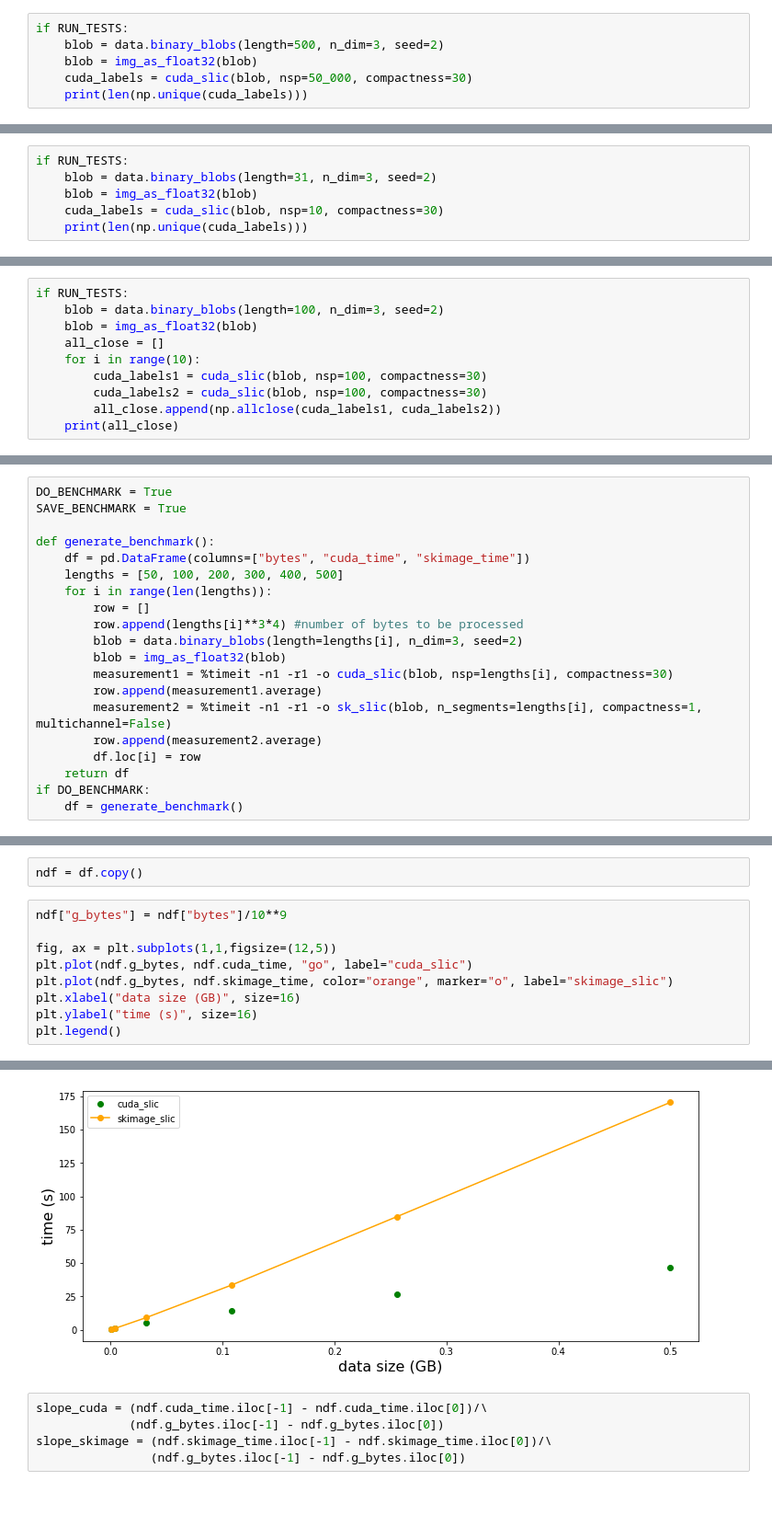
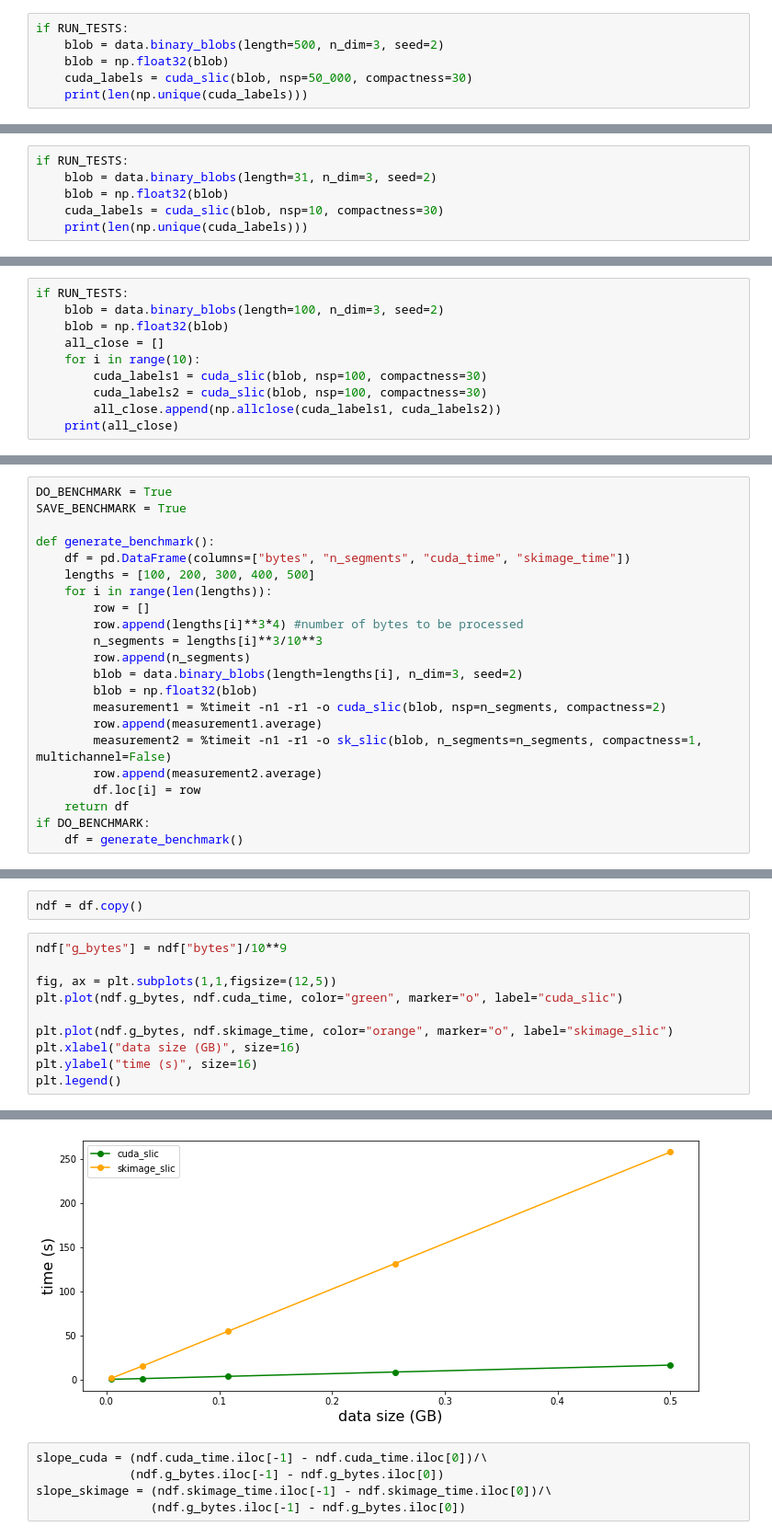
Before and after one commit to rosalindfranklininstitute/cuda-slic, a Jupyter notebook: notebooks/exploring_slic3d.ipynb, the cells around one changed output, grey strips where cells are left out. Shown at 92% size. Cells and saved outputs as stored; diff of their text form; blank space fills up the shorter version.

```diff
--- a/notebooks/exploring_slic3d.ipynb
+++ b/notebooks/exploring_slic3d.ipynb
@@ -112,7 +114,7 @@ However, I was able to make it fail reliably with `nps=500_000`. This indicates
 # %%
 if RUN_TESTS:
     blob = data.binary_blobs(length=500, n_dim=3, seed=2)
-    blob = img_as_float32(blob)
+    blob = np.float32(blob)
     cuda_labels = cuda_slic(blob, nsp=50_000, compactness=30)
     print(len(np.unique(cuda_labels)))
 # %% [markdown]
@@ -168,7 +170,7 @@ Interestingly, `sk_slic` drops out and refuses to segment the array to more than
 # %%
 if RUN_TESTS:
     blob = data.binary_blobs(length=31, n_dim=3, seed=2)
-    blob = img_as_float32(blob)
+    blob = np.float32(blob)
     cuda_labels = cuda_slic(blob, nsp=10, compactness=30)
     print(len(np.unique(cuda_labels)))
 # %% [markdown]
@@ -233,7 +235,7 @@ IndexError: too many indices for array
 # %%
 if RUN_TESTS:
     blob = data.binary_blobs(length=100, n_dim=3, seed=2)
-    blob = img_as_float32(blob)
+    blob = np.float32(blob)
     all_close = []
     for i in range(10):
         cuda_labels1 = cuda_slic(blob, nsp=100, compactness=30)
@@ -287,16 +289,18 @@ DO_BENCHMARK = True
 SAVE_BENCHMARK = True
 
 def generate_benchmark():
-    df = pd.DataFrame(columns=["bytes", "cuda_time", "skimage_time"])
-    lengths = [50, 100, 200, 300, 400, 500]
+    df = pd.DataFrame(columns=["bytes", "n_segments", "cuda_time", "skimage_time"])
+    lengths = [100, 200, 300, 400, 500]
     for i in range(len(lengths)):
         row = []
         row.append(lengths[i]**3*4) #number of bytes to be processed
+        n_segments = lengths[i]**3/10**3
+        row.append(n_segments)
         blob = data.binary_blobs(length=lengths[i], n_dim=3, seed=2)
-        blob = img_as_float32(blob)
-        measurement1 = %timeit -n1 -r1 -o cuda_slic(blob, nsp=lengths[i], compactness=30)
+        blob = np.float32(blob)
+        measurement1 = %timeit -n1 -r1 -o cuda_slic(blob, nsp=n_segments, compactness=2)
         row.append(measurement1.average)
-        measurement2 = %timeit -n1 -r1 -o sk_slic(blob, n_segments=lengths[i], compactness=1, multichannel=False)
+        measurement2 = %timeit -n1 -r1 -o sk_slic(blob, n_segments=n_segments, compactness=1, multichannel=False)
         row.append(measurement2.average)
         df.loc[i] = row
     return df
@@ -333,15 +335,16 @@ ndf = df.copy()
 # %%
 ndf["g_bytes"] = ndf["bytes"]/10**9
 
 fig, ax = plt.subplots(1,1,figsize=(12,5))
-plt.plot(ndf.g_bytes, ndf.cuda_time, "go", label="cuda_slic")
+plt.plot(ndf.g_bytes, ndf.cuda_time, color="green", marker="o", label="cuda_slic")
+
 plt.plot(ndf.g_bytes, ndf.skimage_time, color="orange", marker="o", label="skimage_slic")
 plt.xlabel("data size (GB)", size=16)
 plt.ylabel("time (s)", size=16)
 plt.legend()
 # %% [output]
 <matplotlib.legend.Legend at 0x...>
-[figure, old version]
+[figure, new version]
 # %%
 slope_cuda = (ndf.cuda_time.iloc[-1] - ndf.cuda_time.iloc[0])/\
              (ndf.g_bytes.iloc[-1] - ndf.g_bytes.iloc[0])
```
Also changed, not shown: parts of 8 cells of this notebook, 4 other files.
